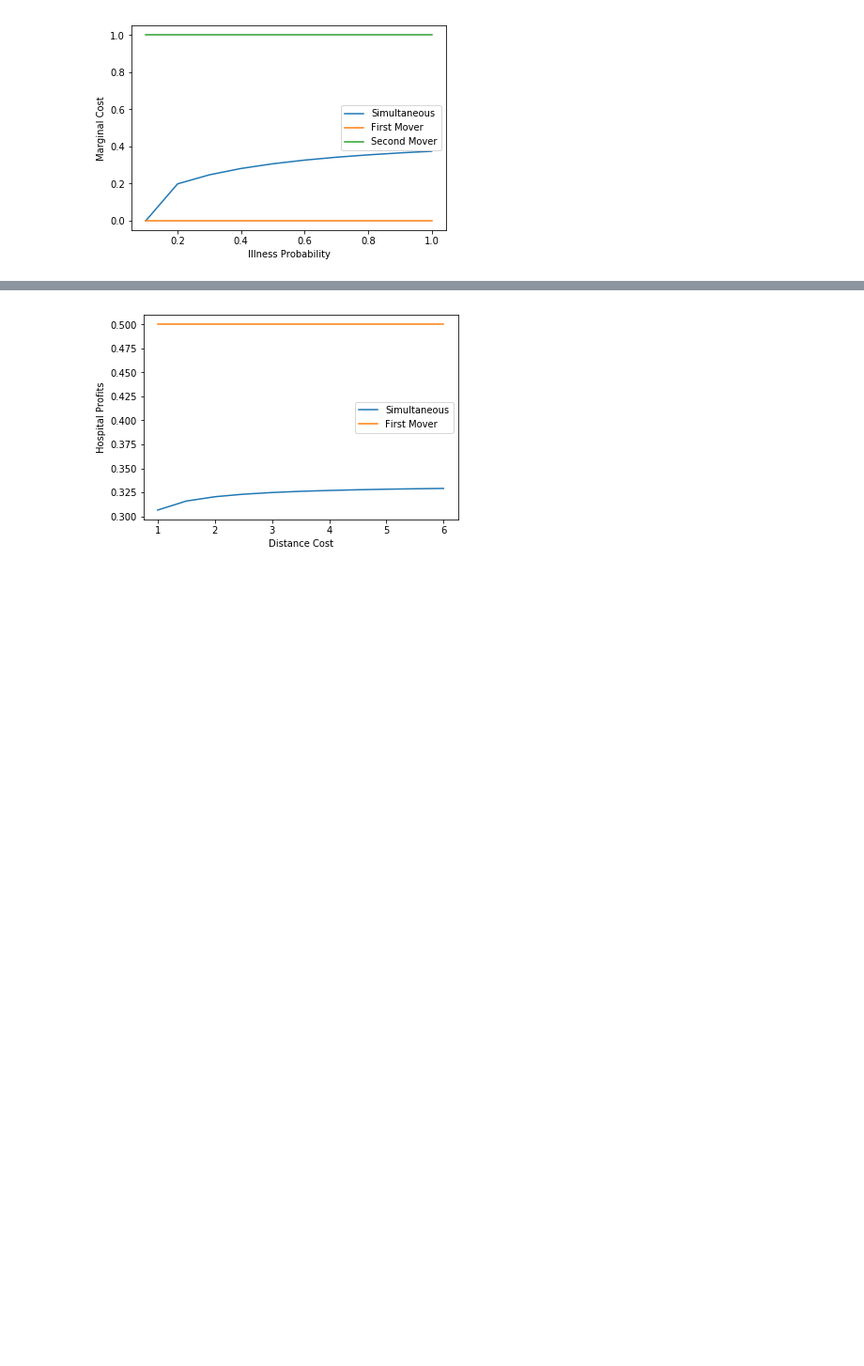
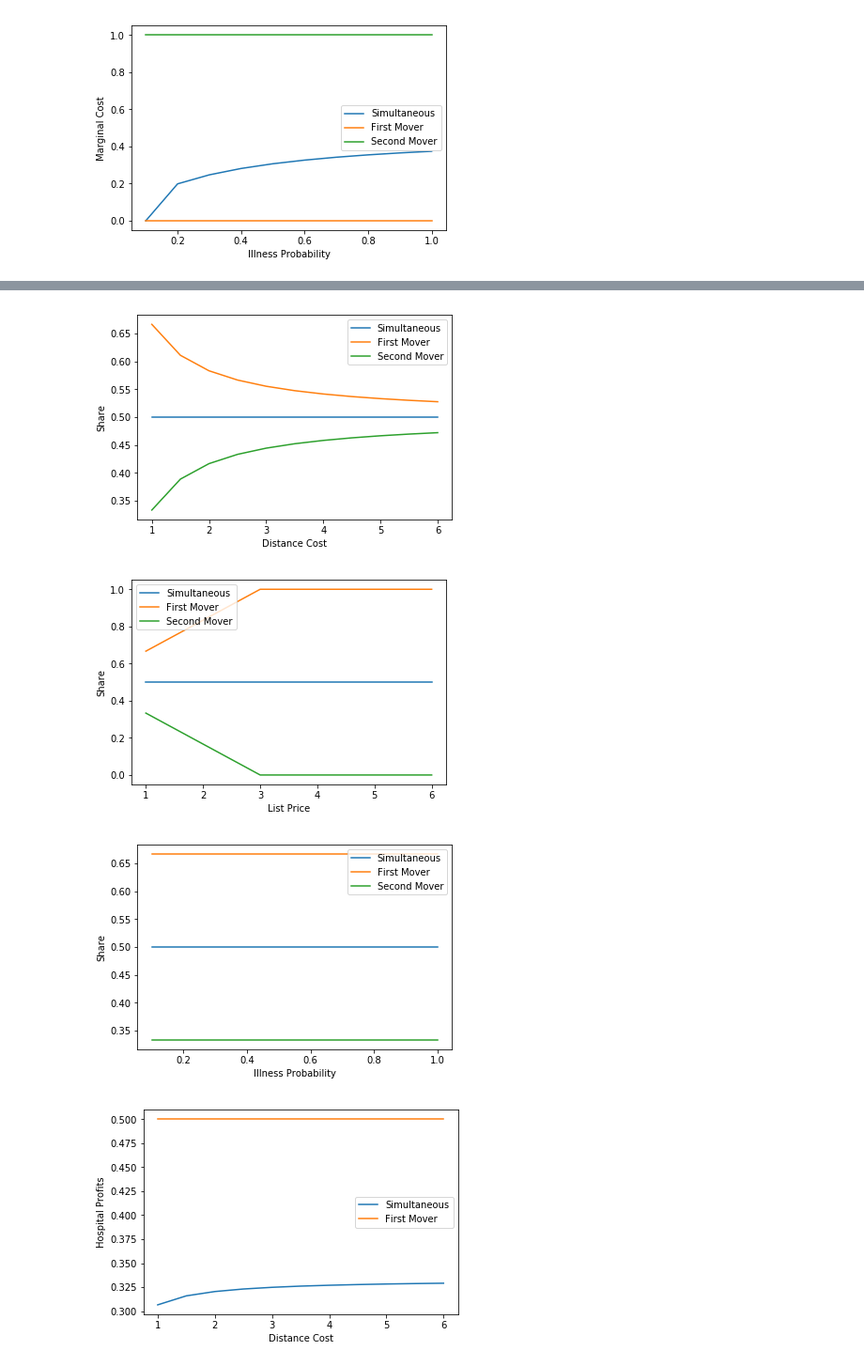
Before and after one commit to ericschulman/health_bargains, a Jupyter notebook: numer_bargains.ipynb, the cells around one changed output, grey strips where cells are left out. Shown at 94% size. Saved outputs shown, nothing was run; the diff lists cells and outputs as text; code cells hidden in the pictures; blank space fills up the shorter version.

```diff
--- a/numer_bargains.ipynb
+++ b/numer_bargains.ipynb
@@ -235,2 +249,11 @@ plot_table(ill_table, ('Illness Probability','Profits'),[4,10,11])
+# %%
+#plotting various market shares
+plot_table(costs_table, ('Distance Cost','Share'), [6,14,15])
+plot_table(list_table, ('List Price','Share'),[6,14,15])
+plot_table(ill_table, ('Illness Probability','Share'),[6,14,15])
+# %% [output]
+[figure, added]
+[figure, added]
+[figure, added]
 # %%
 #hospital profits
```
Also changed, not shown: parts of 7 cells of this notebook.
